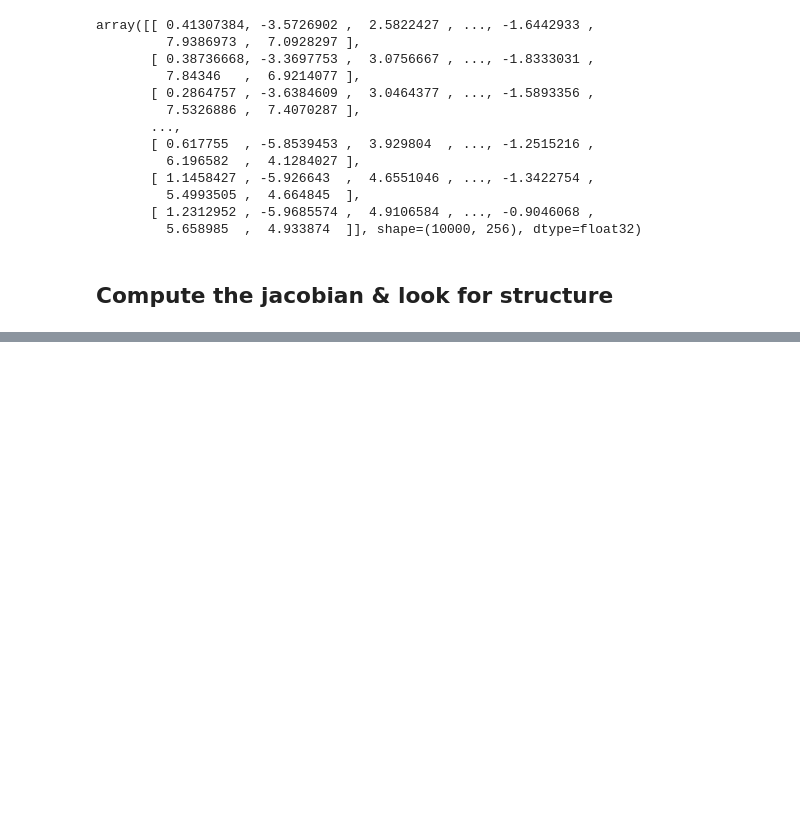
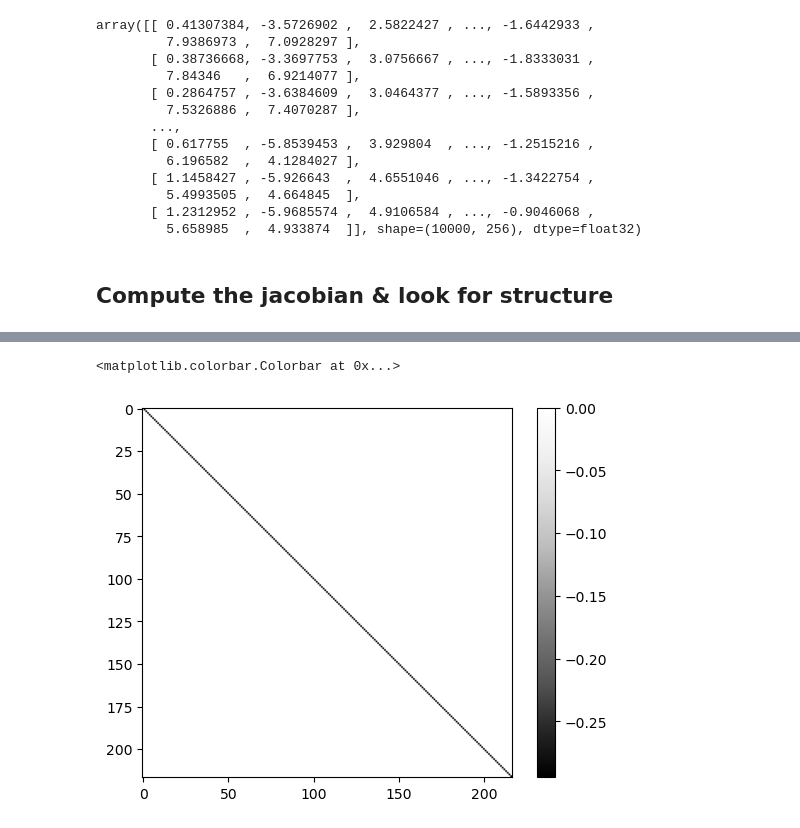
Before and after one commit to saalfeldlab/NeuralGraph, a Jupyter notebook: src/LatentEvolution/latent_space.ipynb, the cells around one changed output, grey strips where cells are left out. Cells and saved outputs as stored; diff of their text form; code cells hidden in the pictures; blank space fills up the shorter version.

```diff
--- a/src/LatentEvolution/latent_space.ipynb
+++ b/src/LatentEvolution/latent_space.ipynb
@@ -379,0 +434,6 @@ Text(0.5, 1.0, 'Jacobian')
+# %%
+plt.imshow(wmat[217:217+217, 1736:1736 + 217].todense(), cmap="Greys_r")
+plt.colorbar()
+# %% [output]
+<matplotlib.colorbar.Colorbar at 0x...>
+[figure, added]
```
Also changed, not shown: parts of 27 cells of this notebook, 1 other file.
